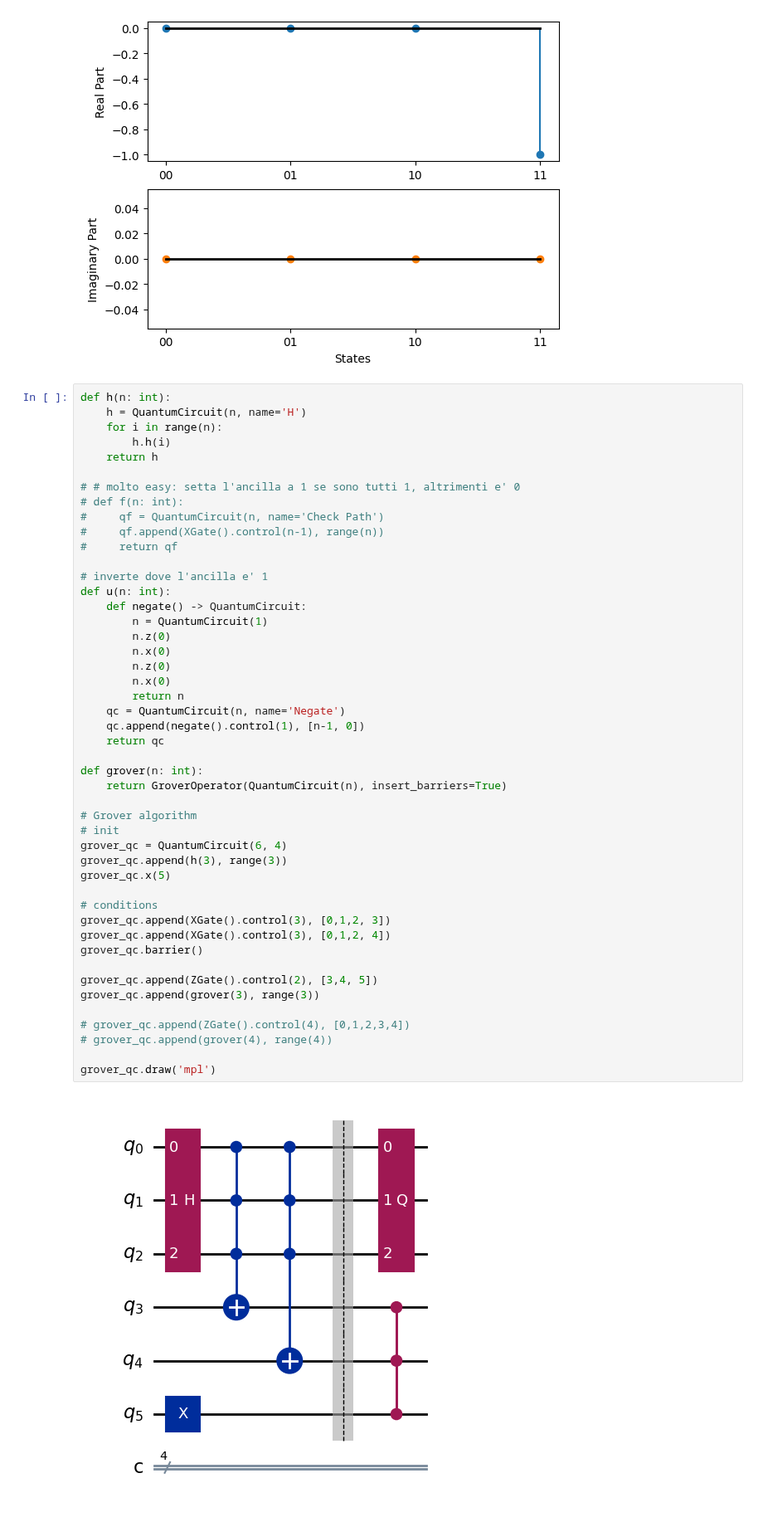
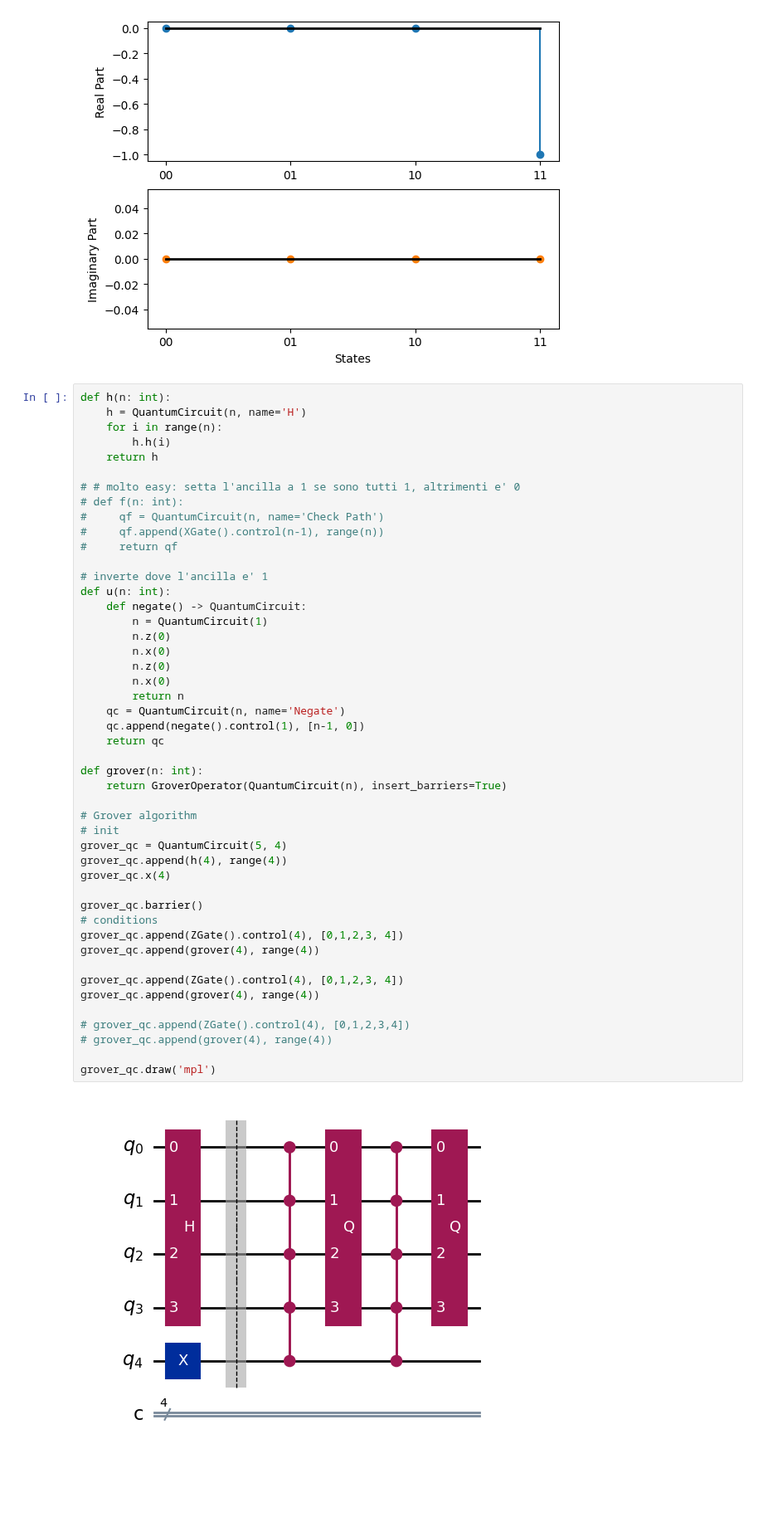
Before and after one commit to 1ngVG-QCCE/QuantumMazeSolver, a Jupyter notebook: grover_test.ipynb, the cells around one changed output. Shown at 83% size. Saved outputs shown, nothing was run; the diff lists cells and outputs as text; blank space fills up the shorter version.

```diff
--- a/grover_test.ipynb
+++ b/grover_test.ipynb
@@ -125,40 +125,40 @@ def h(n: int):
 #     qf.append(XGate().control(n-1), range(n))
 #     return qf
 
 # inverte dove l'ancilla e' 1
 def u(n: int):
     def negate() -> QuantumCircuit:
         n = QuantumCircuit(1)
         n.z(0)
         n.x(0)
         n.z(0)
         n.x(0)
         return n
     qc = QuantumCircuit(n, name='Negate')
     qc.append(negate().control(1), [n-1, 0])
     return qc
 
 def grover(n: int):
     return GroverOperator(QuantumCircuit(n), insert_barriers=True)
 
 # Grover algorithm
 # init
-grover_qc = QuantumCircuit(6, 4)
-grover_qc.append(h(3), range(3))
-grover_qc.x(5)
+grover_qc = QuantumCircuit(5, 4)
+grover_qc.append(h(4), range(4))
+grover_qc.x(4)
 
+grover_qc.barrier()
 # conditions
-grover_qc.append(XGate().control(3), [0,1,2, 3])
-grover_qc.append(XGate().control(3), [0,1,2, 4])
-grover_qc.barrier()
+grover_qc.append(ZGate().control(4), [0,1,2,3, 4])
+grover_qc.append(grover(4), range(4))
 
-grover_qc.append(ZGate().control(2), [3,4, 5])
-grover_qc.append(grover(3), range(3))
+grover_qc.append(ZGate().control(4), [0,1,2,3, 4])
+grover_qc.append(grover(4), range(4))
 
 # grover_qc.append(ZGate().control(4), [0,1,2,3,4])
 # grover_qc.append(grover(4), range(4))
 
 grover_qc.draw('mpl')
 # %% [output]
-[figure, old version]
+[figure, new version]
 # %%
```
Also changed, not shown: parts of 3 cells of this notebook.
